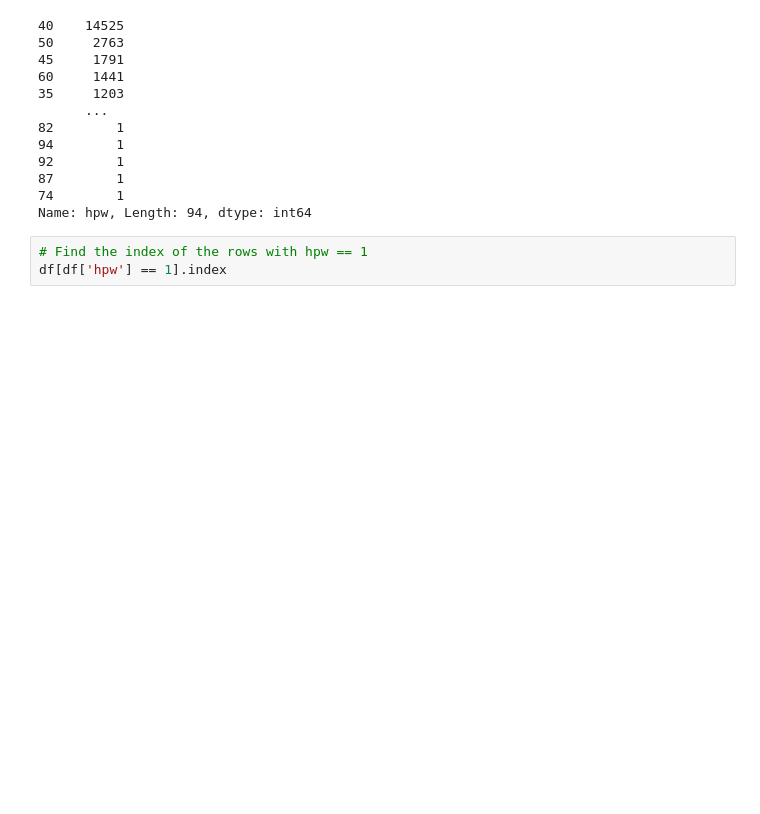
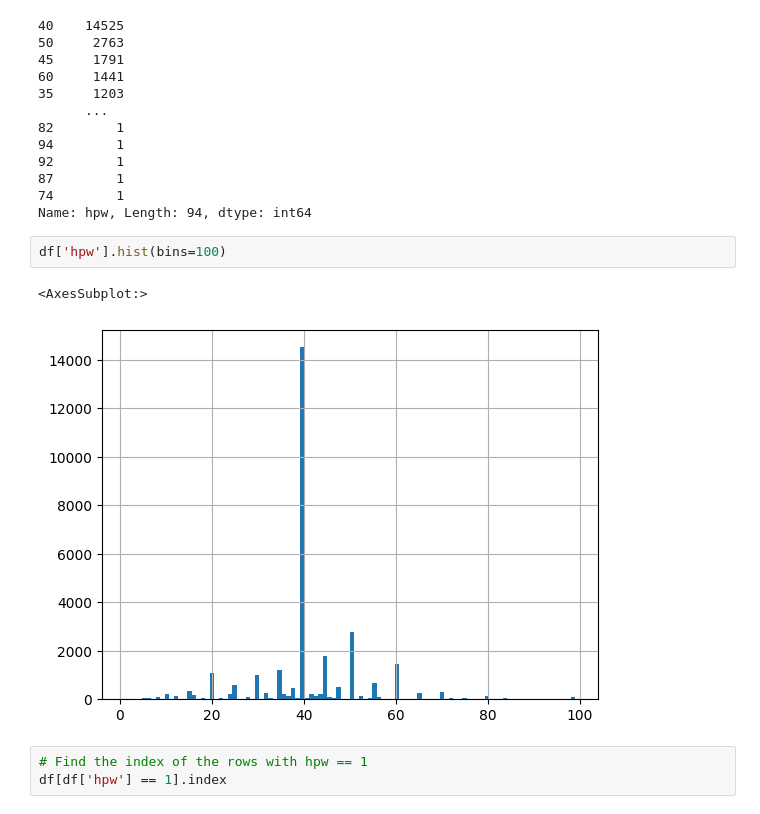
Before and after one commit to AthimetA/FRA503_HW_ML, a Jupyter notebook: inclass-week4.ipynb, the cells around one changed output. Saved outputs shown, nothing was run; the diff lists cells and outputs as text; blank space fills up the shorter version.

Commit message:
add histogram

```diff
--- a/inclass-week4.ipynb
+++ b/inclass-week4.ipynb
@@ -90,6 +90,11 @@ df['hpw'].value_counts()
 87        1
 74        1
 Name: hpw, Length: 94, dtype: int64
+# %%
+df['hpw'].hist(bins=100)
+# %% [output]
+<AxesSubplot:>
+[figure, added]
 # %%
 # Find the index of the rows with hpw == 1
 df[df['hpw'] == 1].index
```
